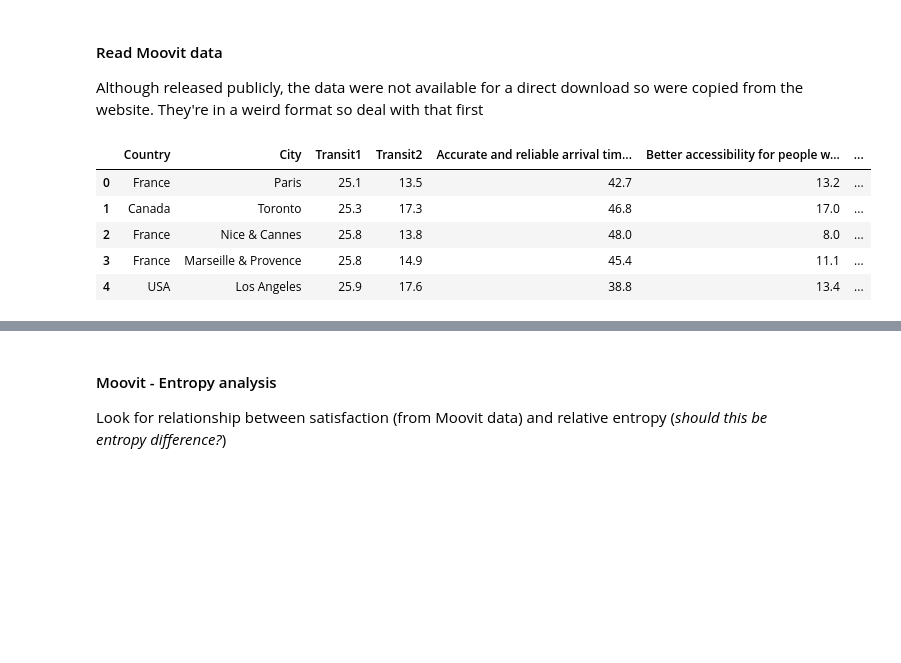
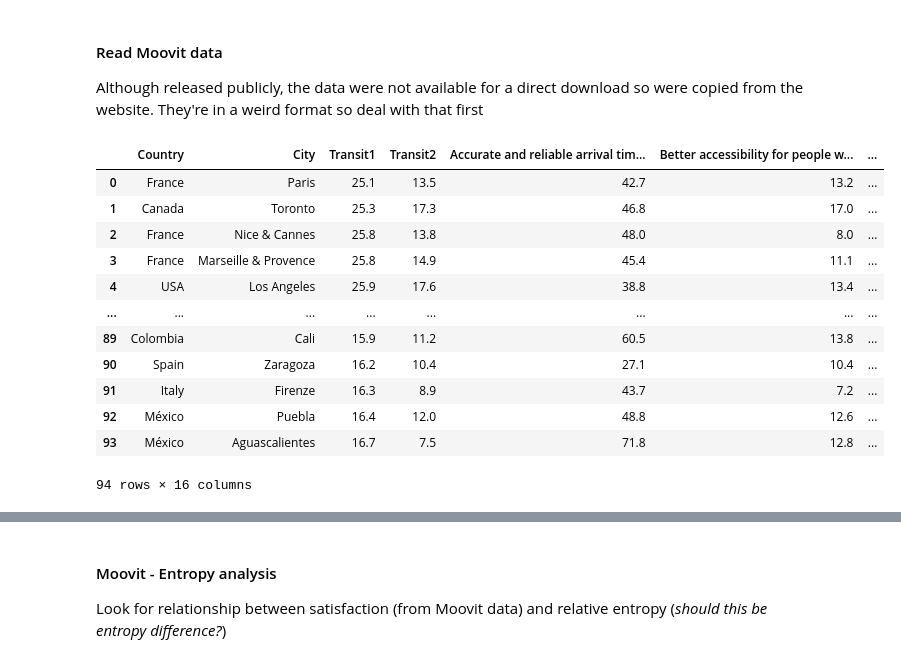
Before and after one commit to Urban-Analytics/BusAnalytics, a Jupyter notebook: Analysis/BusRouteAnalysis.ipynb, the cells around one changed output, grey strips where cells are left out. Cells and saved outputs as stored; diff of their text form; code cells hidden in the pictures; blank space fills up the shorter version.

```diff
--- a/Analysis/BusRouteAnalysis.ipynb
+++ b/Analysis/BusRouteAnalysis.ipynb
@@ -26,7 +26,7 @@ from sklearn import metrics
 from IPython.display import Markdown as md # allows markdown printing from python cell
 
 %matplotlib inline
-pd.set_option('display.max_rows', 1000)
+#pd.set_option('display.max_rows', 1000)
 pd.set_option('display.max_columns', 500)
 pd.set_option('display.width', 1000)
 pd.set_option('display.expand_frame_repr', False)
@@ -508,31 +534,38 @@ header = ["Country",
 with open("./data/moovit_survey_raw.csv") as f:
     # The file is one long column so need to read over it and organise into a table
     count = 0 # keep a count so we know when we have reaached a new row
     table = [] # each item in this array will be a row (another array)
     row = []
     for line in f:
         line = line.strip().replace('%','') # Gets rid of percent signs
         if line =="": # Ignore blank lines
             continue
         if count == len(header): # Have read a whole row. Restart
             count = 0
             table.append(row)
             #print(row)
             row = []
         # Have a data item. If it can be converted, make it a number
         try:
             number = float(line)
             row.append(number)
         except ValueError:
             row.append(line) # Not a number. Probably a city/country name
         count += 1
 
 moovit = pd.DataFrame(table, columns=header)
-moovit.head()
+moovit
 # %% [output]
 |  | Country | City | Transit1 | Transit2 | Accurate and reliable arrival tim... | Better accessibility for people w... | ... |
 | 0 | ﻿France | Paris | 25.1 | 13.5 | 42.7 | 13.2 | ... |
 | 1 | Canada | Toronto | 25.3 | 17.3 | 46.8 | 17.0 | ... |
 | 2 | France | Nice & Cannes | 25.8 | 13.8 | 48.0 | 8.0 | ... |
 | 3 | France | Marseille & Provence | 25.8 | 14.9 | 45.4 | 11.1 | ... |
 | 4 | USA | Los Angeles | 25.9 | 17.6 | 38.8 | 13.4 | ... |
+| ... | ... | ... | ... | ... | ... | ... | ... |
+| 89 | Colombia | Cali | 15.9 | 11.2 | 60.5 | 13.8 | ... |
+| 90 | Spain | Zaragoza | 16.2 | 10.4 | 27.1 | 10.4 | ... |
+| 91 | Italy | Firenze | 16.3 | 8.9 | 43.7 | 7.2 | ... |
+| 92 | México | Puebla | 16.4 | 12.0 | 48.8 | 12.6 | ... |
+| 93 | México | Aguascalientes | 16.7 | 7.5 | 71.8 | 12.8 | ... |
+94 rows × 16 columns
```
Also changed, not shown: parts of 10 cells of this notebook.
